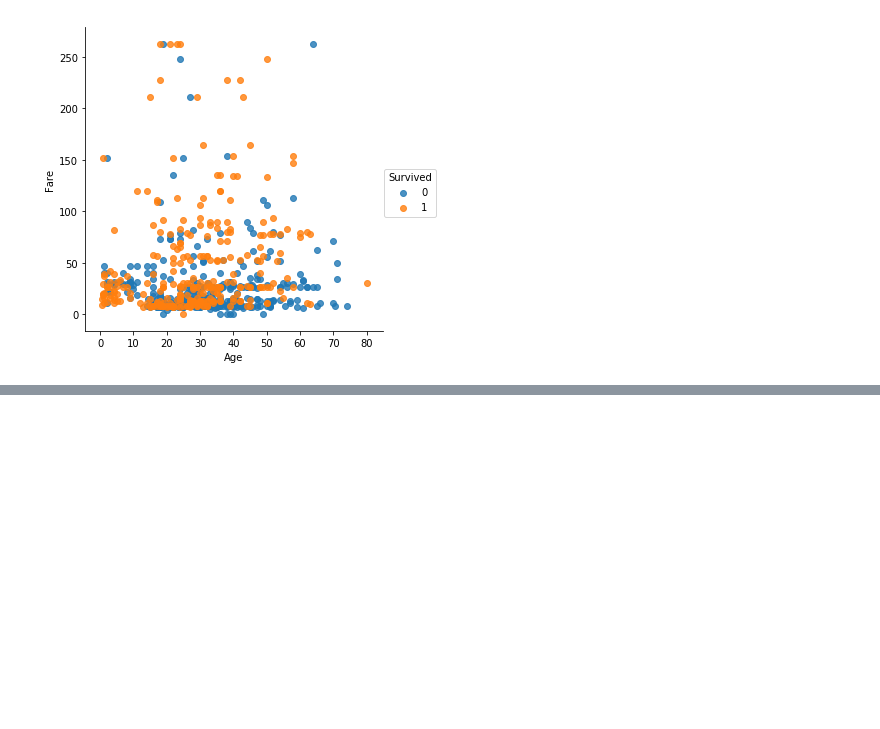
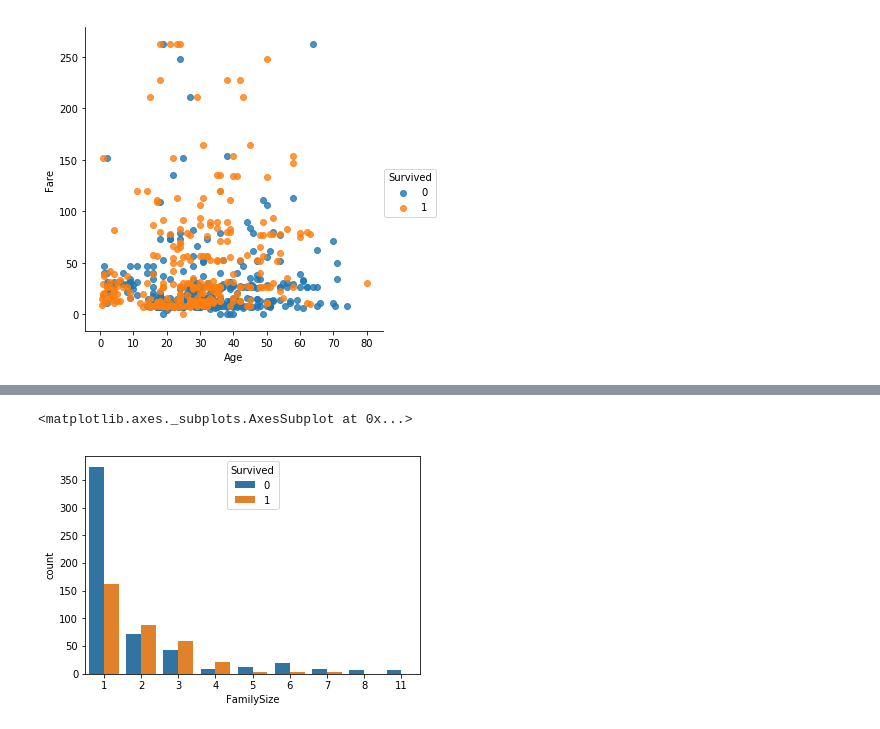
Before and after one commit to gudrb/test, a Jupyter notebook: titanic.ipynb, the cells around one changed output, grey strips where cells are left out. Drawn from its saved outputs; the diff is of its cells as text; code cells hidden in the pictures; blank space fills up the shorter version.

```diff
--- a/titanic.ipynb
+++ b/titanic.ipynb
@@ -114,3 +90,5 @@ sns.lmplot(data=low_fare,x="Age",y="Fare",hue="Survived",fit_reg=False)
 # %% [output]
 <seaborn.axisgrid.FacetGrid at 0x...>
 [figure]
+# %%
+train["FamilySize"]=train["SibSp"]+train["Parch"]+1
@@ -116,0 +108,5 @@ sns.lmplot(data=low_fare,x="Age",y="Fare",hue="Survived",fit_reg=False)
+# %%
+sns.countplot(data=train,x="FamilySize",hue="Survived")
+# %% [output]
+<matplotlib.axes._subplots.AxesSubplot at 0x...>
+[figure, added]
```
Also changed, not shown: parts of 10 cells of this notebook.
